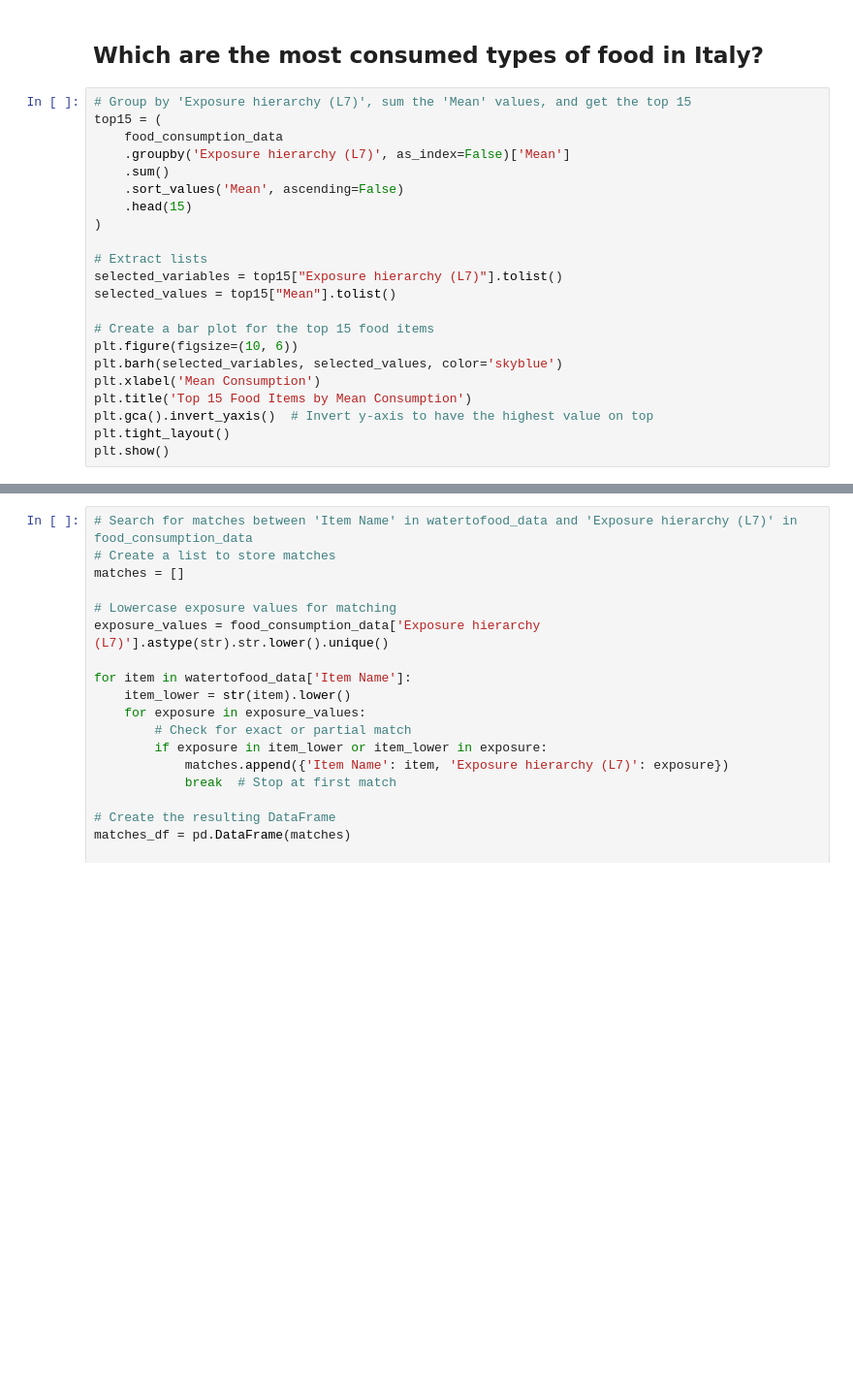
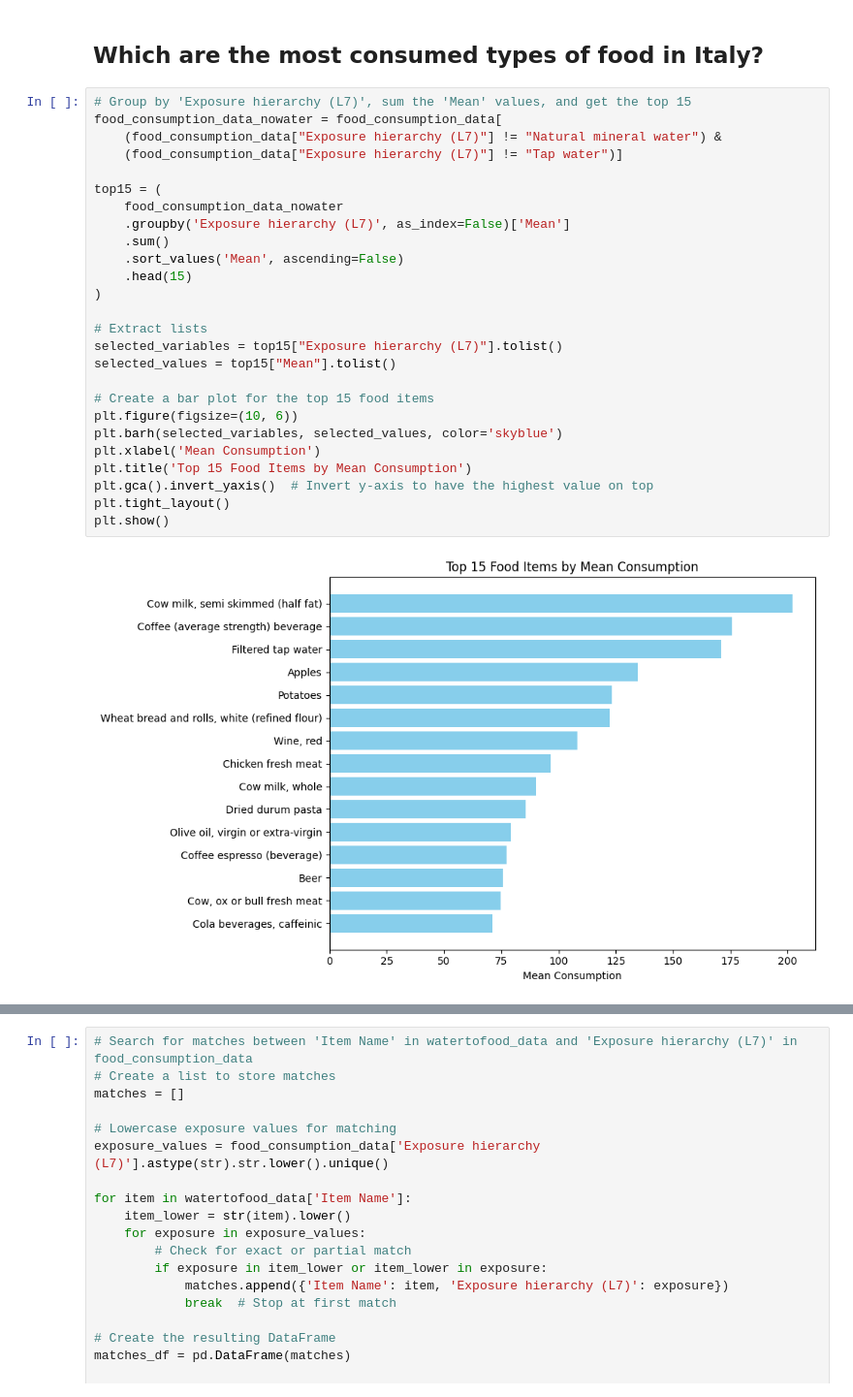
Before and after one commit to TCoaM/TrueCostOfAMeal, a Jupyter notebook: simo_notebook.ipynb, the cells around one changed output, grey strips where cells are left out. Shown at 97% size. Saved outputs shown, nothing was run; the diff lists cells and outputs as text; blank space fills up the shorter version.

```diff
--- a/simo_notebook.ipynb
+++ b/simo_notebook.ipynb
@@ -251,26 +386,32 @@ filtered_fao_emissions
 ## Which are the most consumed types of food in Italy?
 # %%
 # Group by 'Exposure hierarchy (L7)', sum the 'Mean' values, and get the top 15
+food_consumption_data_nowater = food_consumption_data[
+    (food_consumption_data["Exposure hierarchy (L7)"] != "Natural mineral water") &
+    (food_consumption_data["Exposure hierarchy (L7)"] != "Tap water")]
+
 top15 = (
-    food_consumption_data
+    food_consumption_data_nowater
     .groupby('Exposure hierarchy (L7)', as_index=False)['Mean']
     .sum()
     .sort_values('Mean', ascending=False)
     .head(15)
 )
 
 # Extract lists
 selected_variables = top15["Exposure hierarchy (L7)"].tolist()
 selected_values = top15["Mean"].tolist()
 
 # Create a bar plot for the top 15 food items
 plt.figure(figsize=(10, 6))
 plt.barh(selected_variables, selected_values, color='skyblue')
 plt.xlabel('Mean Consumption')
 plt.title('Top 15 Food Items by Mean Consumption')
 plt.gca().invert_yaxis()  # Invert y-axis to have the highest value on top
 plt.tight_layout()
 plt.show()
+# %% [output]
+[figure, added]
 # %%
 # Select the top 15 rows with the highest values in the "2016" column
 top15_2016 = (
```
Also changed, not shown: parts of 19 cells of this notebook.
